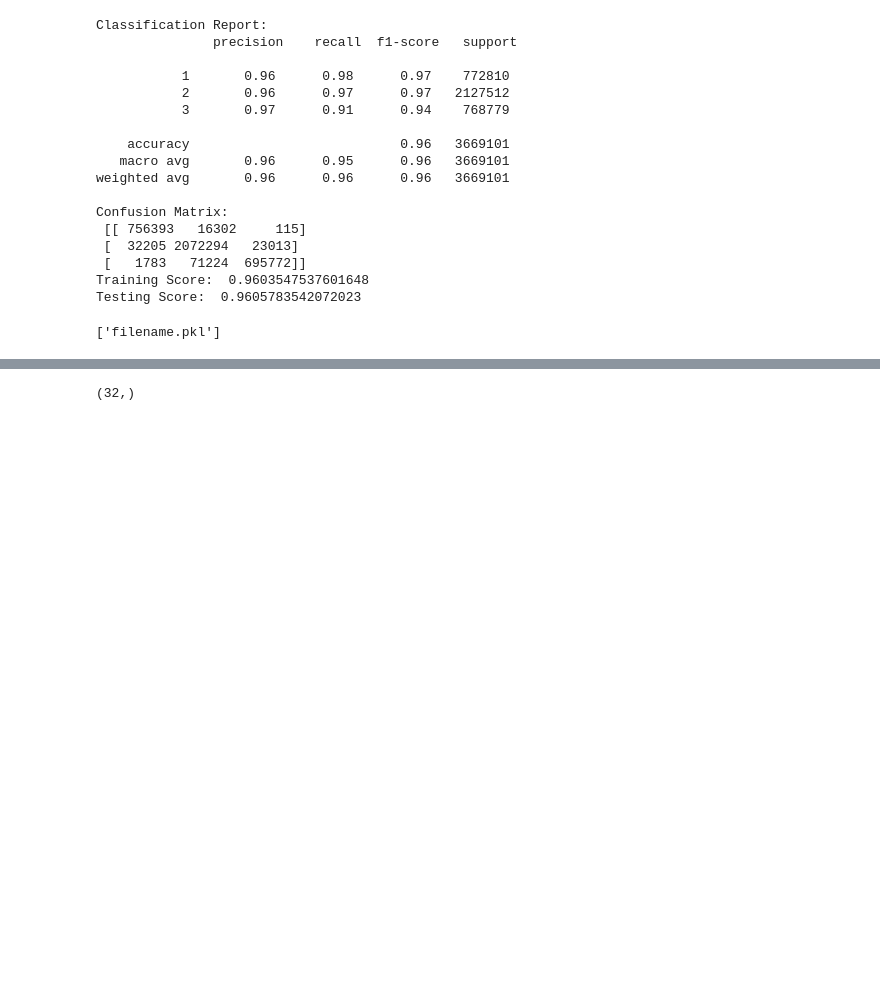
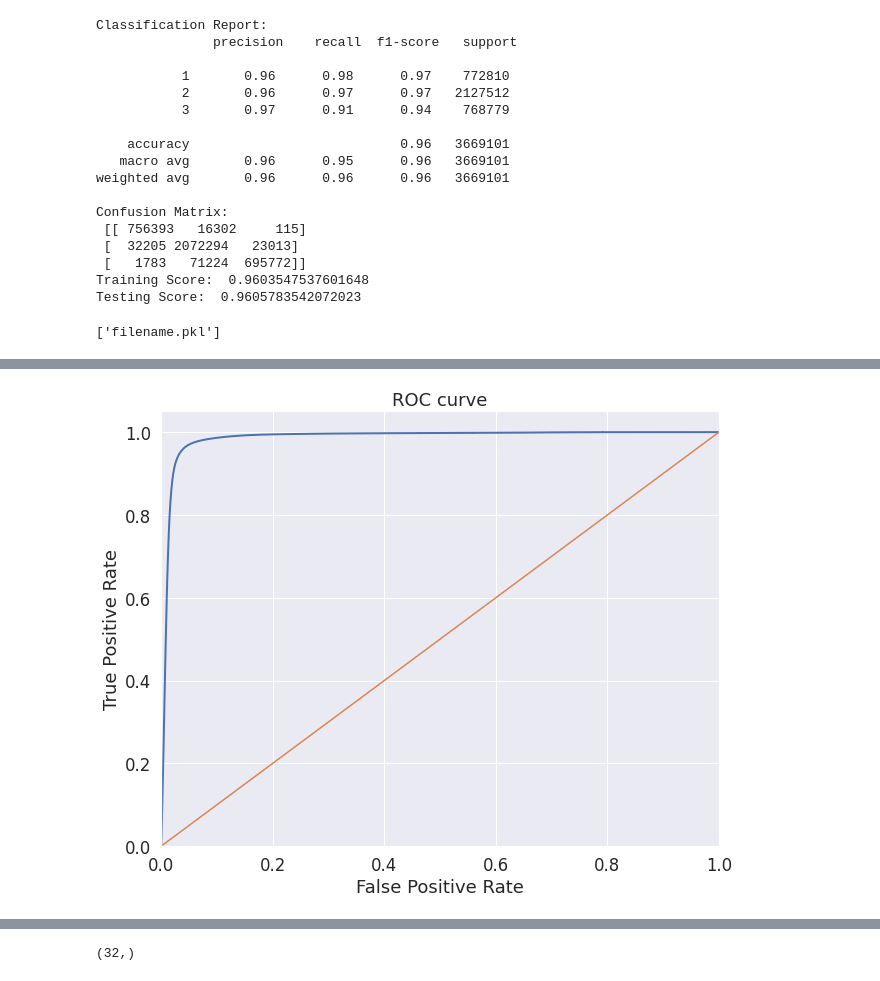
Before and after one commit to NadezhdaMalysheva/Classification-of-star-galaxy-and-quasar, a Jupyter notebook: notebook1.ipynb, the cells around one changed output, grey strips where cells are left out. Drawn from its saved outputs; the diff is of its cells as text; code cells hidden in the pictures; blank space fills up the shorter version.

```diff
--- a/notebook1.ipynb
+++ b/notebook1.ipynb
@@ -780,3 +907,7 @@ print_plot(lr)
+# %%
+roc(lr, X_test, y_test, 2)
+# %% [output]
+[figure, added]
 # %%
 lr2 = LogisticRegression(max_iter=500)
 lr2.fit(X2_train, y2_train)
```
Also changed, not shown: parts of 57 cells of this notebook, 1 other file.
